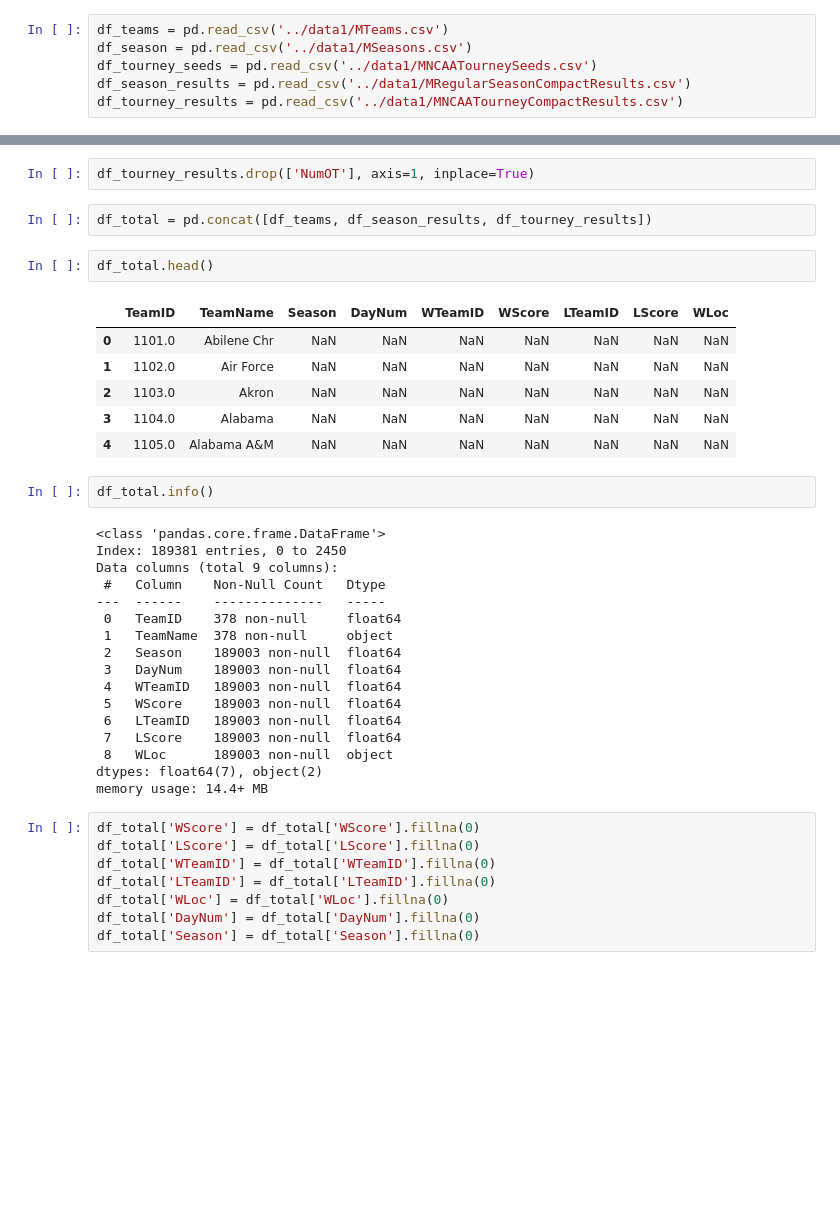
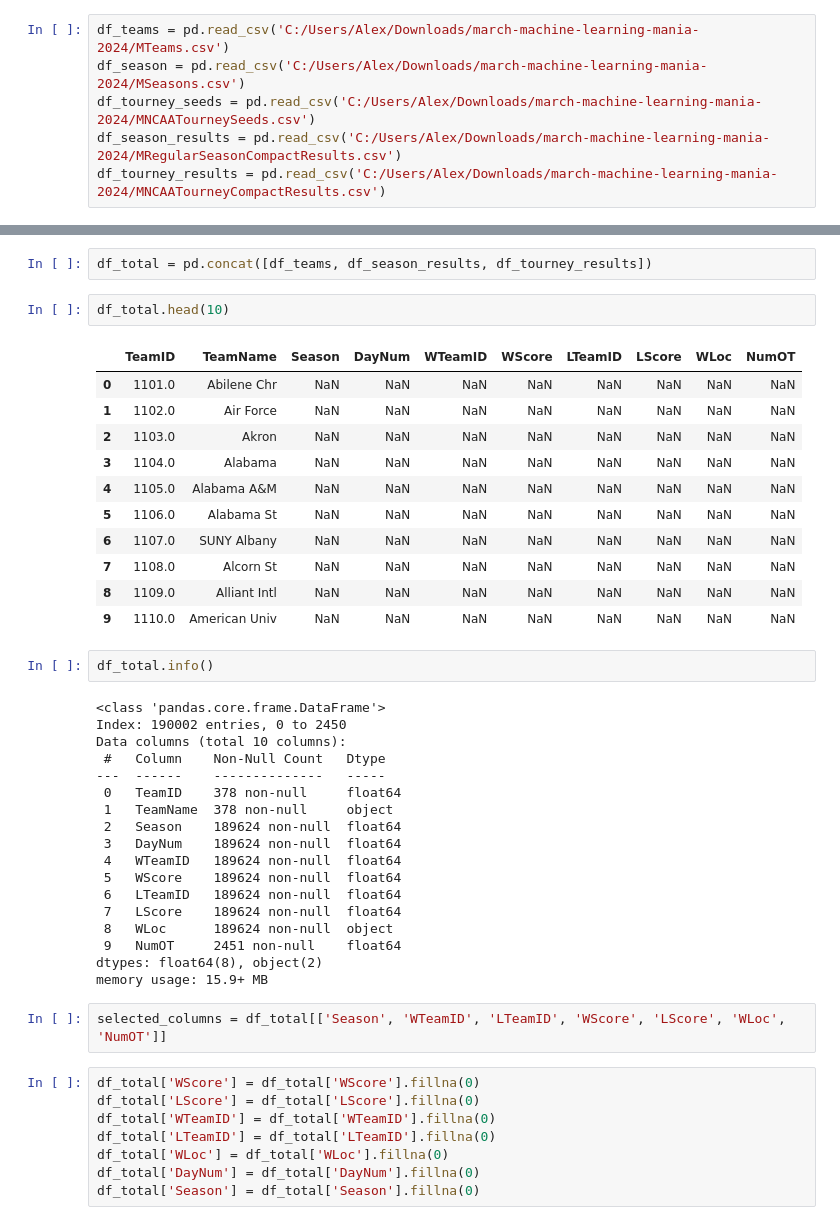
Before and after one commit to cshields164/march-machine-learning-mania-2024, a Jupyter notebook: code/01explore.ipynb, the cells around one changed output, grey strips where cells are left out. Saved outputs shown, nothing was run; the diff lists cells and outputs as text; blank space fills up the shorter version.

```diff
--- a/code/01explore.ipynb
+++ b/code/01explore.ipynb
@@ -7,11 +7,11 @@ import seaborn as sns
 
 from scipy import stats
 # %%
-df_teams = pd.read_csv('../data1/MTeams.csv')
-df_season = pd.read_csv('../data1/MSeasons.csv')
-df_tourney_seeds = pd.read_csv('../data1/MNCAATourneySeeds.csv')
-df_season_results = pd.read_csv('../data1/MRegularSeasonCompactResults.csv')
-df_tourney_results = pd.read_csv('../data1/MNCAATourneyCompactResults.csv')
+df_teams = pd.read_csv('C:/Users/Alex/Downloads/march-machine-learning-mania-2024/MTeams.csv')
+df_season = pd.read_csv('C:/Users/Alex/Downloads/march-machine-learning-mania-2024/MSeasons.csv')
+df_tourney_seeds = pd.read_csv('C:/Users/Alex/Downloads/march-machine-learning-mania-2024/MNCAATourneySeeds.csv')
+df_season_results = pd.read_csv('C:/Users/Alex/Downloads/march-machine-learning-mania-2024/MRegularSeasonCompactResults.csv')
+df_tourney_results = pd.read_csv('C:/Users/Alex/Downloads/march-machine-learning-mania-2024/MNCAATourneyCompactResults.csv')
 # %%
 df_teams.head()
 # %% [output]
@@ -63,38 +63,44 @@ df_tourney_results.head()
 | 2 | 1985 | 136 | 1207 | 68 | 1250 | 43 | N | 0 |
 | 3 | 1985 | 136 | 1229 | 58 | 1425 | 55 | N | 0 |
 | 4 | 1985 | 136 | 1242 | 49 | 1325 | 38 | N | 0 |
-# %%
-df_tourney_results.drop(['NumOT'], axis=1, inplace=True)
 # %%
 df_total = pd.concat([df_teams, df_season_results, df_tourney_results])
 # %%
-df_total.head()
+df_total.head(10)
 # %% [output]
-|  | TeamID | TeamName | Season | DayNum | WTeamID | WScore | LTeamID | LScore | WLoc |
-| 0 | 1101.0 | Abilene Chr | NaN | NaN | NaN | NaN | NaN | NaN | NaN |
-| 1 | 1102.0 | Air Force | NaN | NaN | NaN | NaN | NaN | NaN | NaN |
-| 2 | 1103.0 | Akron | NaN | NaN | NaN | NaN | NaN | NaN | NaN |
-| 3 | 1104.0 | Alabama | NaN | NaN | NaN | NaN | NaN | NaN | NaN |
-| 4 | 1105.0 | Alabama A&M | NaN | NaN | NaN | NaN | NaN | NaN | NaN |
+|  | TeamID | TeamName | Season | DayNum | WTeamID | WScore | LTeamID | LScore | WLoc | NumOT |
+| 0 | 1101.0 | Abilene Chr | NaN | NaN | NaN | NaN | NaN | NaN | NaN | NaN |
+| 1 | 1102.0 | Air Force | NaN | NaN | NaN | NaN | NaN | NaN | NaN | NaN |
+| 2 | 1103.0 | Akron | NaN | NaN | NaN | NaN | NaN | NaN | NaN | NaN |
+| 3 | 1104.0 | Alabama | NaN | NaN | NaN | NaN | NaN | NaN | NaN | NaN |
+| 4 | 1105.0 | Alabama A&M | NaN | NaN | NaN | NaN | NaN | NaN | NaN | NaN |
+| 5 | 1106.0 | Alabama St | NaN | NaN | NaN | NaN | NaN | NaN | NaN | NaN |
+| 6 | 1107.0 | SUNY Albany | NaN | NaN | NaN | NaN | NaN | NaN | NaN | NaN |
+| 7 | 1108.0 | Alcorn St | NaN | NaN | NaN | NaN | NaN | NaN | NaN | NaN |
+| 8 | 1109.0 | Alliant Intl | NaN | NaN | NaN | NaN | NaN | NaN | NaN | NaN |
+| 9 | 1110.0 | American Univ | NaN | NaN | NaN | NaN | NaN | NaN | NaN | NaN |
 # %%
 df_total.info()
 # %% [output]
 <class 'pandas.core.frame.DataFrame'>
-Index: 189381 entries, 0 to 2450
-Data columns (total 9 columns):
+Index: 190002 entries, 0 to 2450
+Data columns (total 10 columns):
  #   Column    Non-Null Count   Dtype
 ---  ------    --------------   -----
  0   TeamID    378 non-null     float64
  1   TeamName  378 non-null     object
- 2   Season    189003 non-null  float64
- 3   DayNum    189003 non-null  float64
- 4   WTeamID   189003 non-null  float64
- 5   WScore    189003 non-null  float64
- 6   LTeamID   189003 non-null  float64
- 7   LScore    189003 non-null  float64
- 8   WLoc      189003 non-null  object
-dtypes: float64(7), object(2)
-memory usage: 14.4+ MB
+ 2   Season    189624 non-null  float64
+ 3   DayNum    189624 non-null  float64
+ 4   WTeamID   189624 non-null  float64
+ 5   WScore    189624 non-null  float64
+ 6   LTeamID   189624 non-null  float64
+ 7   LScore    189624 non-null  float64
+ 8   WLoc      189624 non-null  object
+ 9   NumOT     2451 non-null    float64
+dtypes: float64(8), object(2)
+memory usage: 15.9+ MB
+# %%
+selected_columns = df_total[['Season', 'WTeamID', 'LTeamID', 'WScore', 'LScore', 'WLoc', 'NumOT']]
 # %%
 df_total['WScore'] = df_total['WScore'].fillna(0)
 df_total['LScore'] = df_total['LScore'].fillna(0)
```
Also changed, not shown: parts of 20 cells of this notebook, 2 other files.
